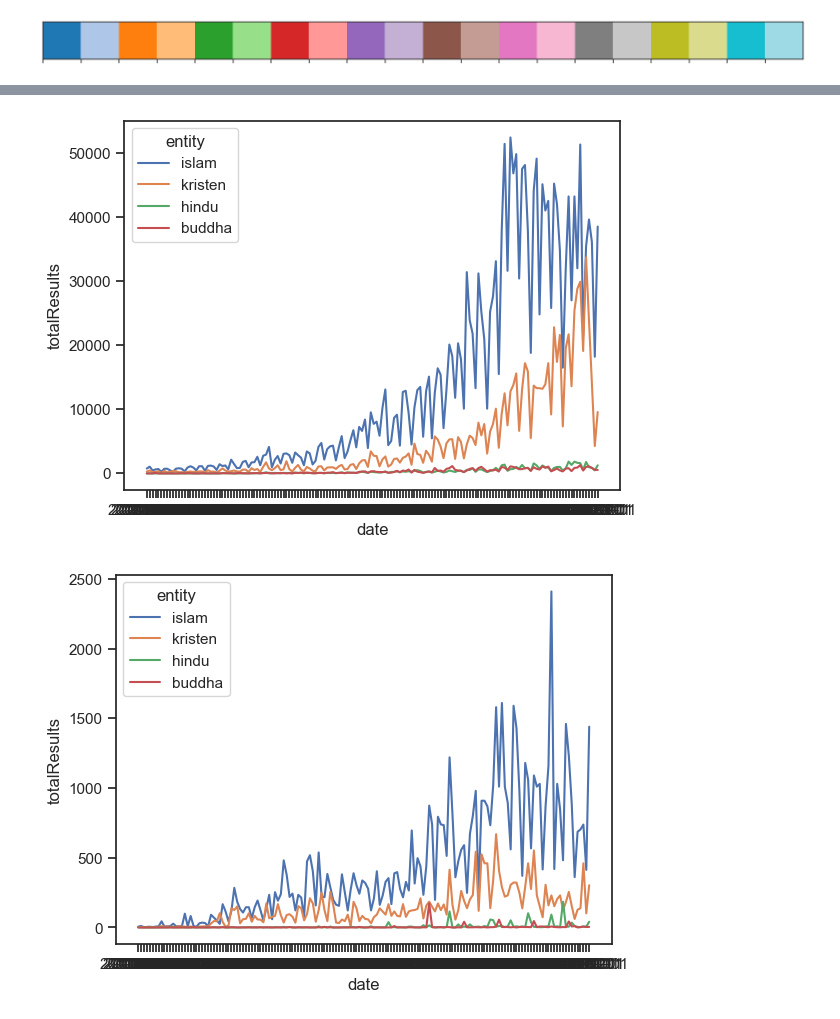
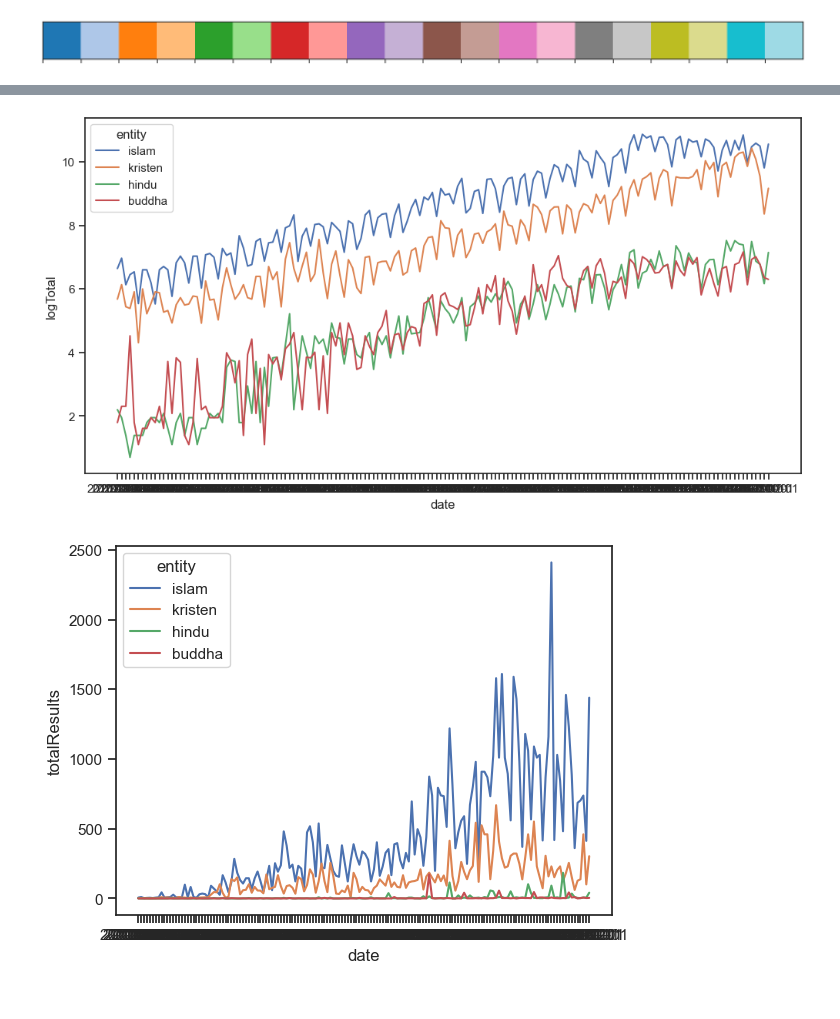
Before and after one commit to taudataanalytics/taudata-Academy, a Jupyter notebook: Religion-Intelligence.ipynb, the cells around one changed output, grey strips where cells are left out. Saved outputs shown, nothing was run; the diff lists cells and outputs as text; code cells hidden in the pictures.

```diff
--- a/Religion-Intelligence.ipynb
+++ b/Religion-Intelligence.ipynb
@@ -27,6 +27,7 @@ SEED = 0
 #df = pd.read_sql('SELECT * FROM religion', con=conn)
 fData = 'data/joined-text-religion.csv'
 df = pd.read_csv(fData)
+df['logTotal'] = np.log(df['totalResults'])
 print(df.shape)
 df.head()
 # %% [output]
@@ -68,7 +70,8 @@ df.head()
 # %%
 fb = df.loc[df['site'].isin(['facebook'])]
-p = sns.lineplot(data=fb, x="date", y="totalResults", hue="entity")
+plt.figure(figsize=(12, 6))
+p = sns.lineplot(data=fb, x="date", y="logTotal", hue="entity")
 # %% [output]
-[figure, old version]
+[figure, new version]
 # %%
 tw = df.loc[df['site'].isin(['twitter'])]
```
Also changed, not shown: parts of 12 cells of this notebook.
